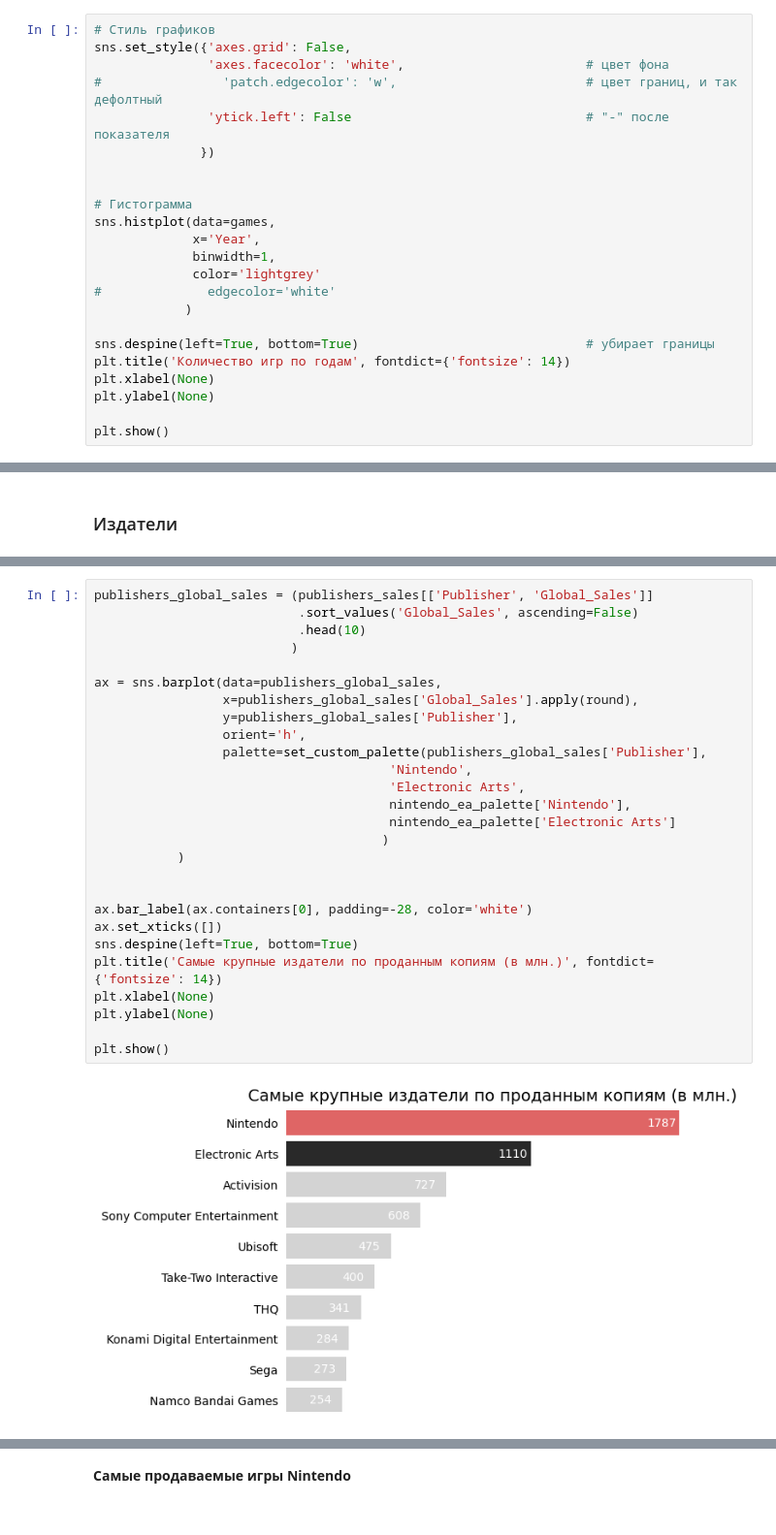
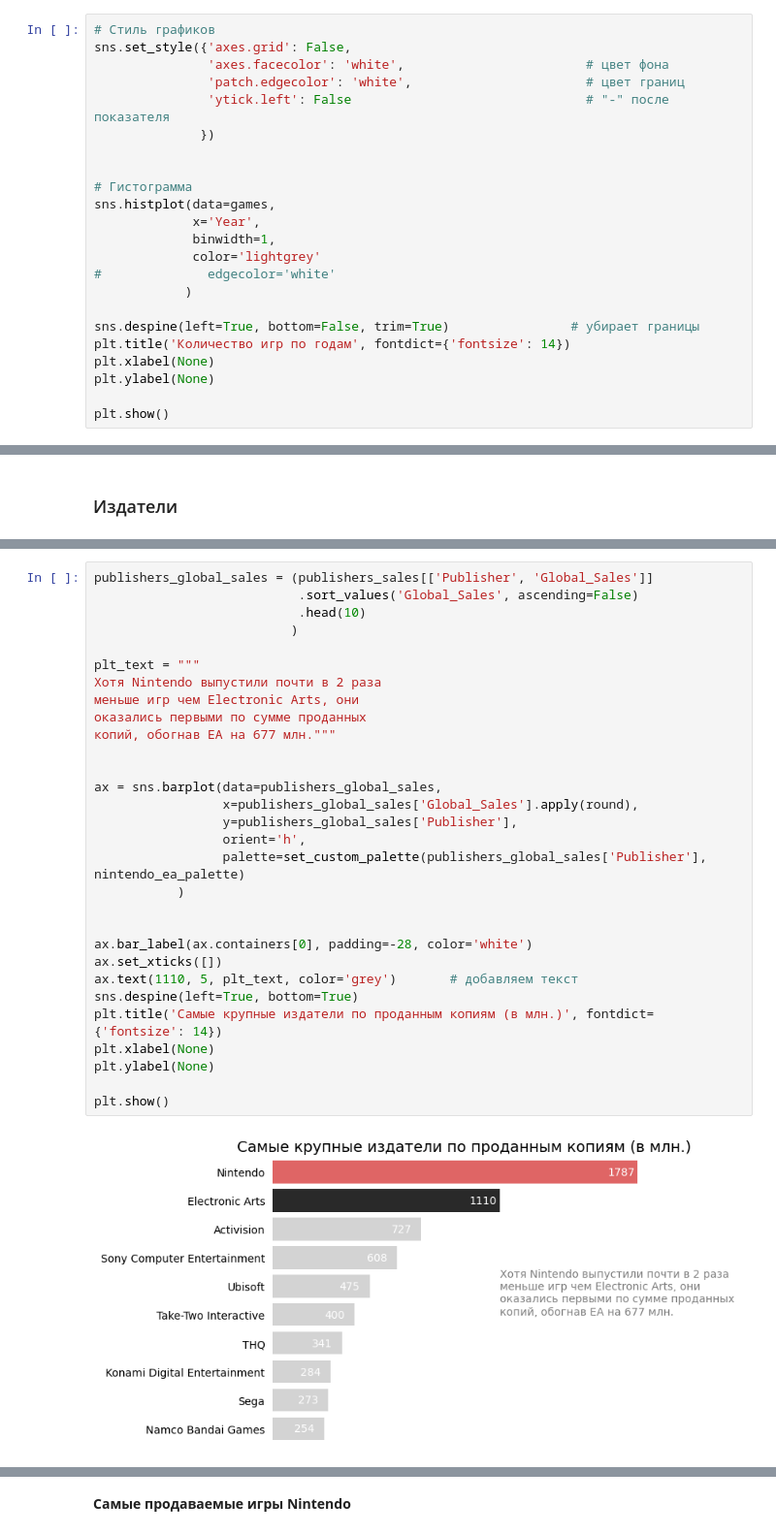
Before and after one commit to ekhavronina/data_analytics, a Jupyter notebook: video_games/video_game_sales_reboot.ipynb, the cells around one changed output, grey strips where cells are left out. Shown: that part at 97% size. Drawn from its saved outputs; the diff is of its cells as text.

```diff
--- a/video_games/video_game_sales_reboot.ipynb
+++ b/video_games/video_game_sales_reboot.ipynb
@@ -204,7 +204,7 @@ games[games['Global_Sales'] == games['Global_Sales'].max()]
 # Стиль графиков
 sns.set_style({'axes.grid': False,
                'axes.facecolor': 'white',                        # цвет фона
-#                'patch.edgecolor': 'w',                         # цвет границ, и так дефолтный
+               'patch.edgecolor': 'white',                       # цвет границ
                'ytick.left': False                               # "-" после показателя
               })
 
@@ -217,7 +217,7 @@ sns.histplot(data=games,
 #              edgecolor='white'
             )
 
-sns.despine(left=True, bottom=True)                              # убирает границы
+sns.despine(left=True, bottom=False, trim=True)                # убирает границы
 plt.title('Количество игр по годам', fontdict={'fontsize': 14})
 plt.xlabel(None)
 plt.ylabel(None)
@@ -326,29 +311,32 @@ plt.show()
 # %%
 publishers_global_sales = (publishers_sales[['Publisher', 'Global_Sales']]
                            .sort_values('Global_Sales', ascending=False)
                            .head(10)
                           )
 
+plt_text = """
+Хотя Nintendo выпустили почти в 2 раза
+меньше игр чем Electronic Arts, они
+оказались первыми по сумме проданных
+копий, обогнав EA на 677 млн."""
+
+
 ax = sns.barplot(data=publishers_global_sales,
                  x=publishers_global_sales['Global_Sales'].apply(round),
                  y=publishers_global_sales['Publisher'],
                  orient='h',
-                 palette=set_custom_palette(publishers_global_sales['Publisher'],
-                                       'Nintendo',
-                                       'Electronic Arts',
-                                       nintendo_ea_palette['Nintendo'],
-                                       nintendo_ea_palette['Electronic Arts']
-                                      )
+                 palette=set_custom_palette(publishers_global_sales['Publisher'], nintendo_ea_palette)
            )
 
 
 ax.bar_label(ax.containers[0], padding=-28, color='white')
 ax.set_xticks([])
+ax.text(1110, 5, plt_text, color='grey')       # добавляем текст
 sns.despine(left=True, bottom=True)
 plt.title('Самые крупные издатели по проданным копиям (в млн.)', fontdict={'fontsize': 14})
 plt.xlabel(None)
 plt.ylabel(None)
 
 plt.show()
 # %% [output]
-[figure, old version]
+[figure, new version]
```
Also changed, not shown: parts of 7 cells of this notebook.
